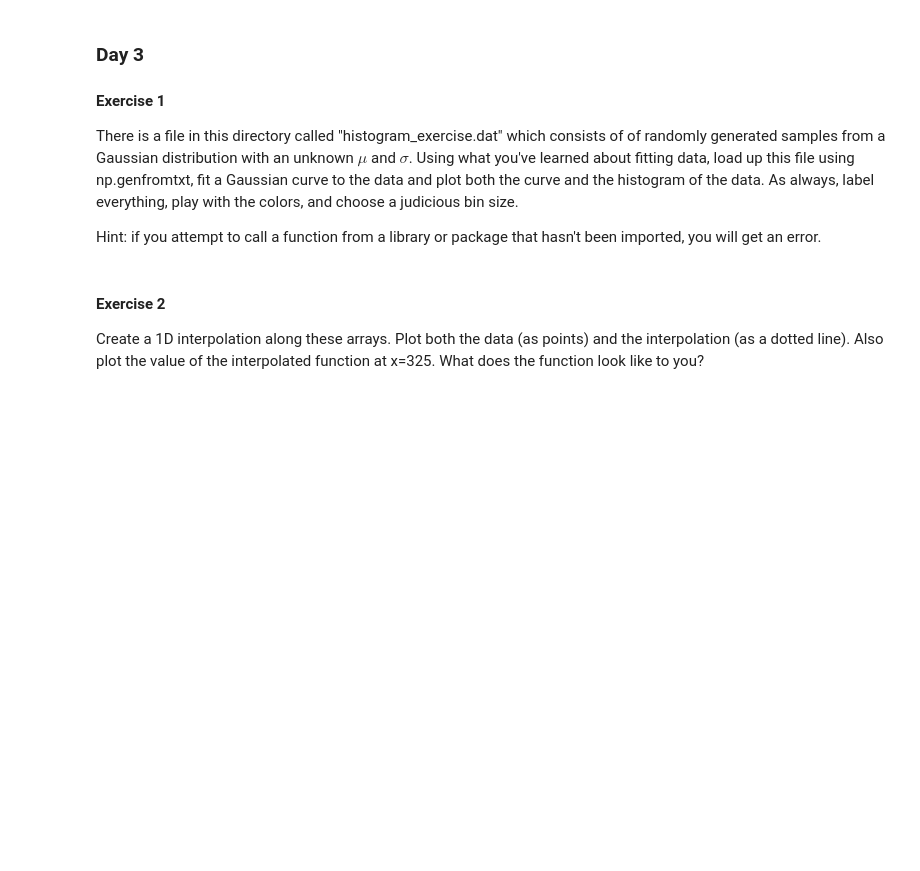
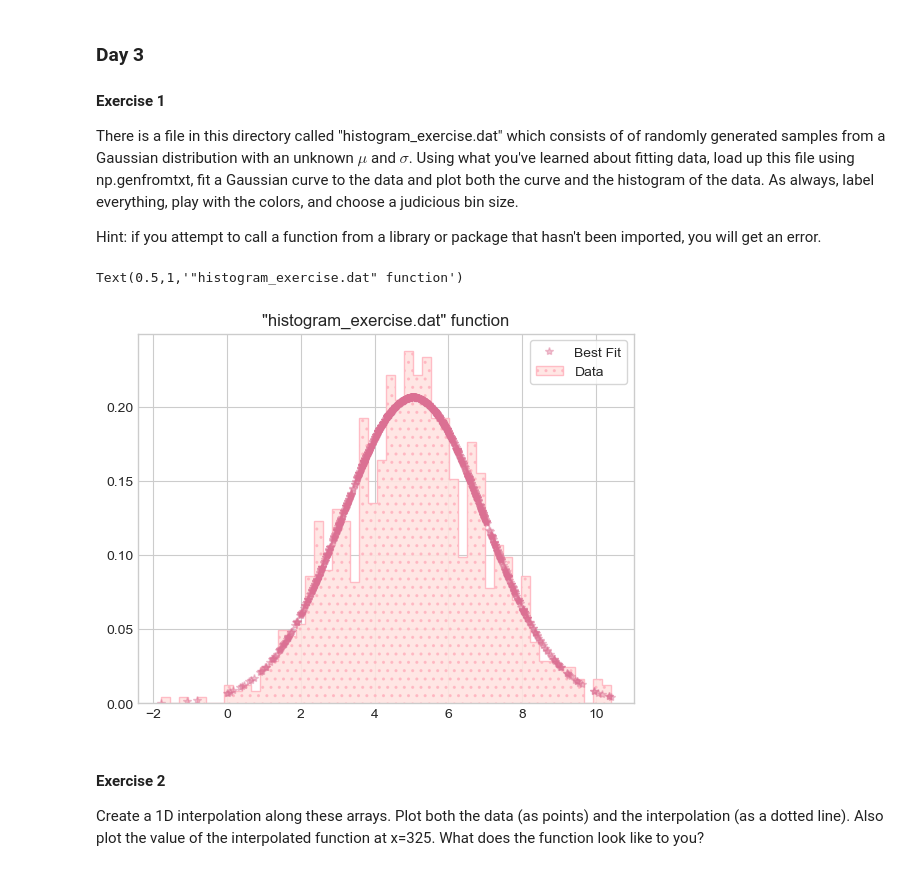
Before and after one commit to UTAustinTAURUS/day-1-exercises-alupo17, a Jupyter notebook: Exercises_ALupo.ipynb, the cells around one changed output. Drawn from its saved outputs; the diff is of its cells as text; code cells hidden in the pictures; blank space fills up the shorter version.

```diff
--- a/Exercises_ALupo.ipynb
+++ b/Exercises_ALupo.ipynb
@@ -245,3 +248,17 @@ Hint: if you attempt to call a function from a library or package that hasn't be
+# %%
+# your solution here
+data = np.genfromtxt("histogram_exercise.dat")
+mu, sigma = norm.fit(data)
+pdf = norm.pdf(data, mu, sigma)
+plt.style.use('seaborn-whitegrid')
+plt.plot(data, pdf,'*', color='palevioletred',alpha=0.4,label='Best Fit')
+plt.hist(data, bins = 50, color='mistyrose', edgecolor='lightpink',hatch='..',
+         alpha=0.9, normed=True, fill=True, histtype='step', label='Data')[2]
+plt.legend(loc='best', frameon=True)
+plt.title('"histogram_exercise.dat" function')
+# %% [output]
+Text(0.5,1,'"histogram_exercise.dat" function')
+[figure, added]
 # %% [markdown]
 #### Exercise 2
 
```
Also changed, not shown: parts of 5 cells of this notebook.
